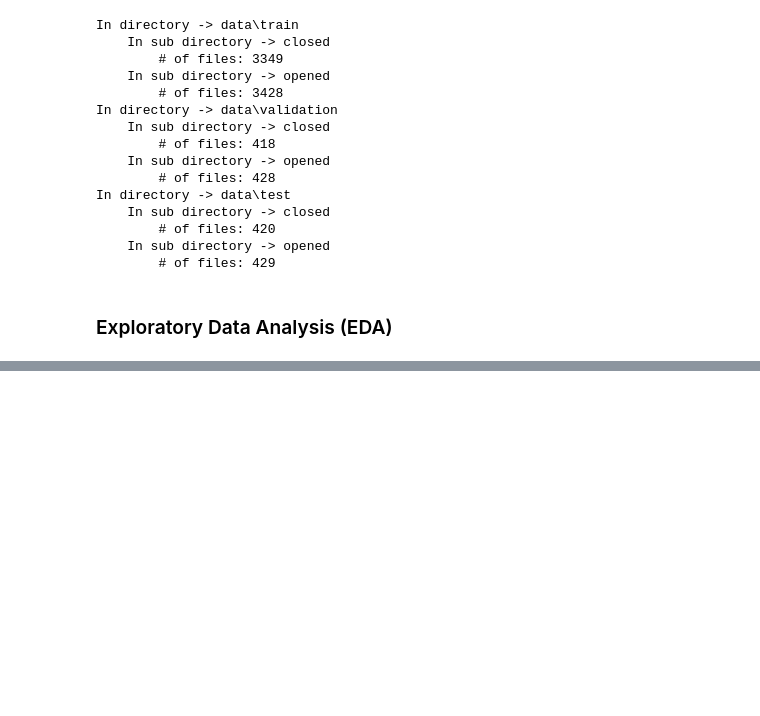
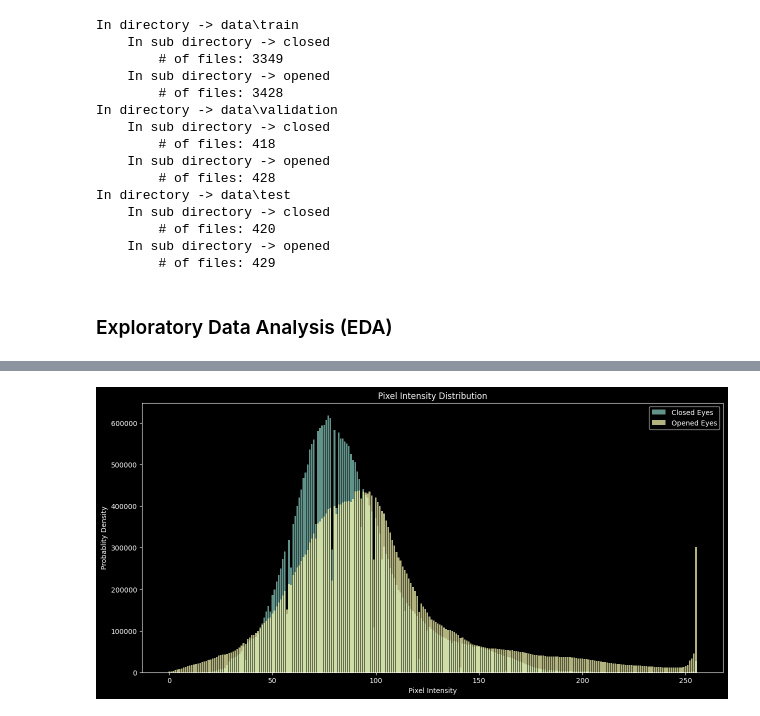
Before and after one commit to Zad-100/DrowsinessDetectionProject, a Jupyter notebook: DrowsinessDetectionSystem_DLModel.ipynb, the cells around one changed output, grey strips where cells are left out. Saved outputs shown, nothing was run; the diff lists cells and outputs as text; code cells hidden in the pictures; blank space fills up the shorter version.

```diff
--- a/DrowsinessDetectionSystem_DLModel.ipynb
+++ b/DrowsinessDetectionSystem_DLModel.ipynb
@@ -262,0 +358,33 @@ In directory -> data\test
+# %%
+import numpy as np
+
+
+def incrementalHistogram(dirPath: str) -> np.ndarray[np.float64]:
+    """Create histograms for each image and then aggregate results"""
+    hist = np.zeros(256, dtype=int)
+    for file in os.listdir(dirPath):
+        if file.endswith('.png'):
+            imgPath = os.path.join(dirPath, file)
+            img = cv2.imread(imgPath, cv2.IMREAD_GRAYSCALE)
+            hist += np.bincount(img.ravel(), minlength=256)
+        # end if
+    # end for
+
+    return hist
+# end function incrementalHistogram()
+# %%
+# Compute histograms incrementally
+closedHist = incrementalHistogram(trainClosedPath)
+openedHist = incrementalHistogram(trainOpenedPath)
+
+plt.figure(figsize=(15, 7))
+plt.bar(range(256), closedHist, alpha=0.7, label="Closed Eyes")
+plt.bar(range(256), openedHist, alpha=0.7, label="Opened Eyes")
+plt.title("Pixel Intensity Distribution")
+plt.xlabel('Pixel Intensity')
+plt.ylabel('Probablity Density')
+plt.legend()
+
+plt.show()
+# %% [output]
+[figure, added]
```
Also changed, not shown: parts of 39 cells of this notebook.
